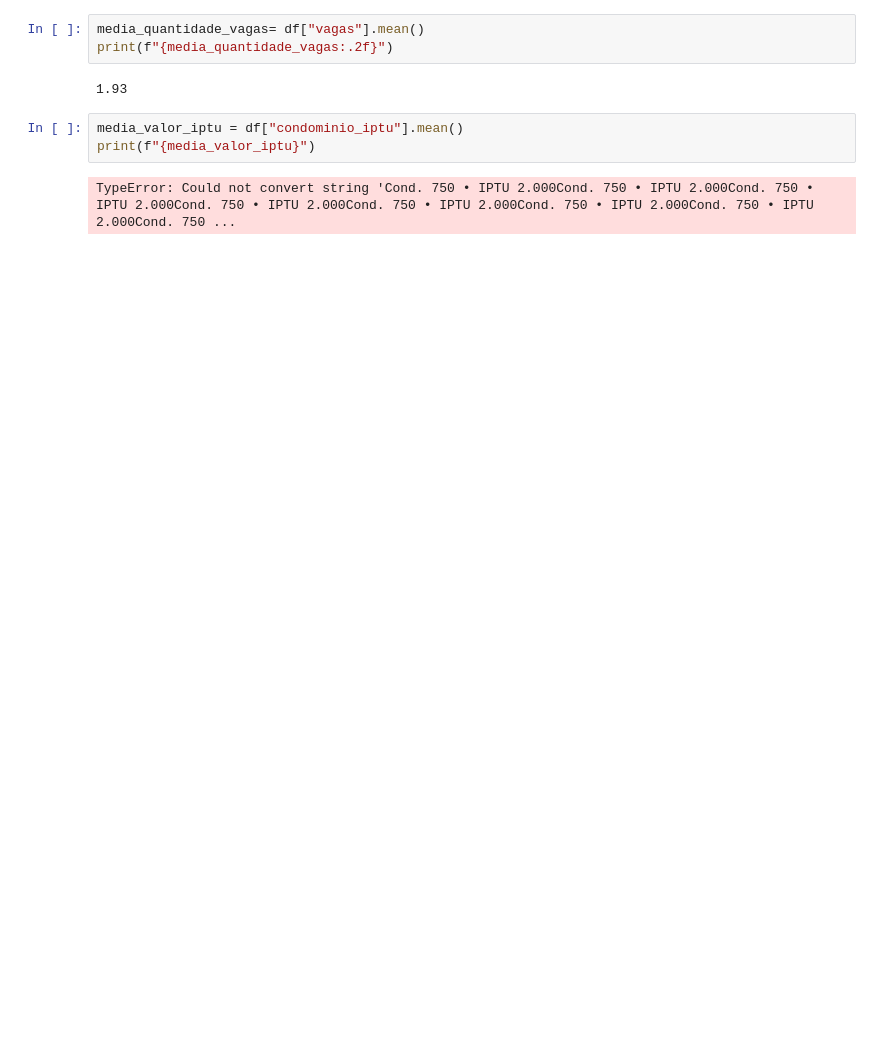
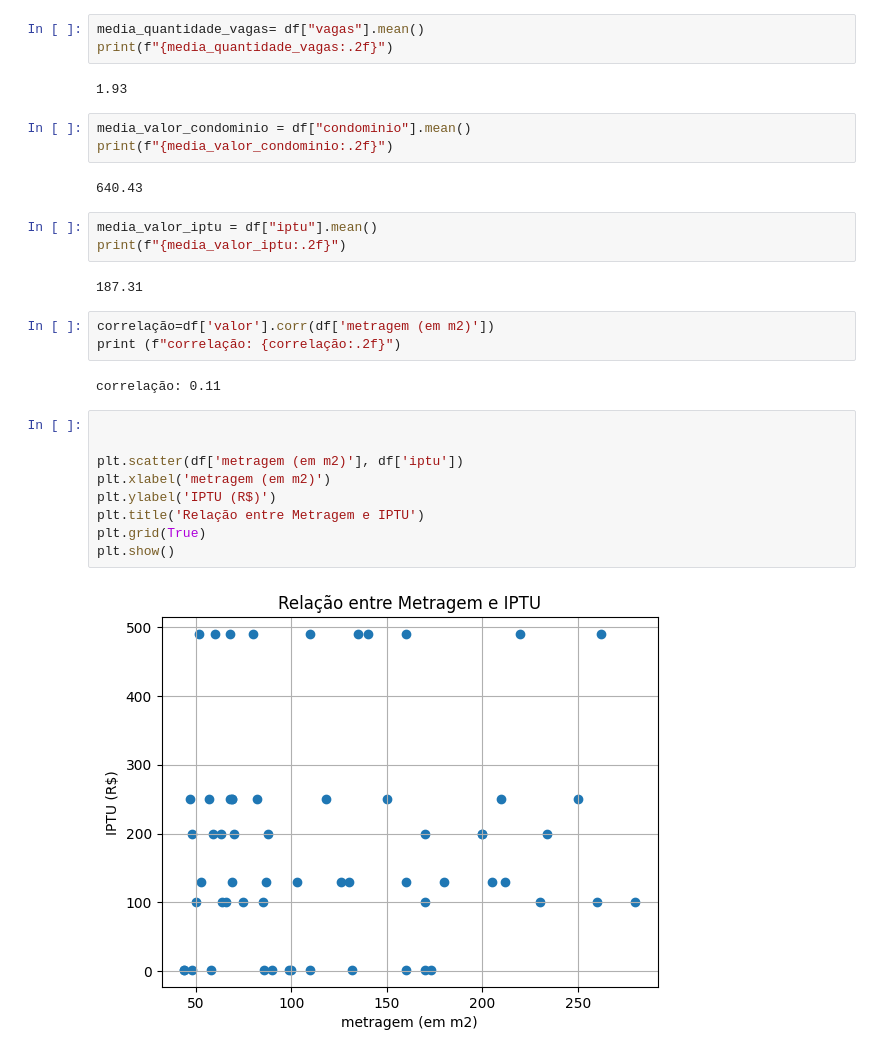
Before and after one commit to NicoliFelip/WebScraping---Viva-Real, a Jupyter notebook: analise_imoveis_tratados.ipynb, the cells around one changed output. Drawn from its saved outputs; the diff is of its cells as text; blank space fills up the shorter version.

```diff
--- a/analise_imoveis_tratados.ipynb
+++ b/analise_imoveis_tratados.ipynb
@@ -23,8 +23,29 @@ media_quantidade_vagas= df["vagas"].mean()
 print(f"{media_quantidade_vagas:.2f}")
 # %% [output]
 1.93
+# %%
+media_valor_condominio = df["condominio"].mean()
+print(f"{media_valor_condominio:.2f}")
+# %% [output]
+640.43
 # %%
-media_valor_iptu = df["condominio_iptu"].mean()
-print(f"{media_valor_iptu}")
+media_valor_iptu = df["iptu"].mean()
+print(f"{media_valor_iptu:.2f}")
 # %% [output]
-TypeError: Could not convert string 'Cond. 750 • IPTU 2.000Cond. 750 • IPTU 2.000Cond. 750 • IPTU 2.000Cond. 750 • IPTU 2.000Cond. 750 • IPTU 2.000Cond. 750 • IPTU 2.000Cond. 750 • IPTU 2.000Cond. 750 ...
+187.31
+# %%
+correlação=df['valor'].corr(df['metragem (em m2)'])
+print (f"correlação: {correlação:.2f}")
+# %% [output]
+correlação: 0.11
+# %%
+
+
+plt.scatter(df['metragem (em m2)'], df['iptu'])
+plt.xlabel('metragem (em m2)')
+plt.ylabel('IPTU (R$)')
+plt.title('Relação entre Metragem e IPTU')
+plt.grid(True)
+plt.show()
+# %% [output]
+[figure, added]
```
Also changed, not shown: parts of 6 cells of this notebook, 2 other files.
